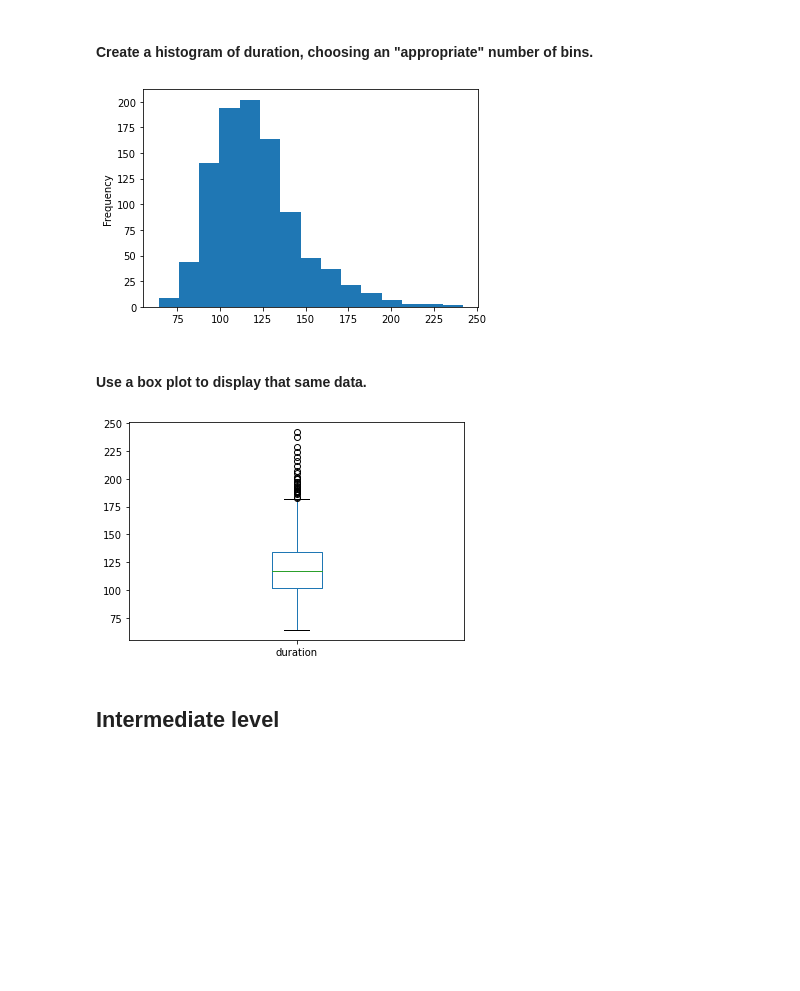
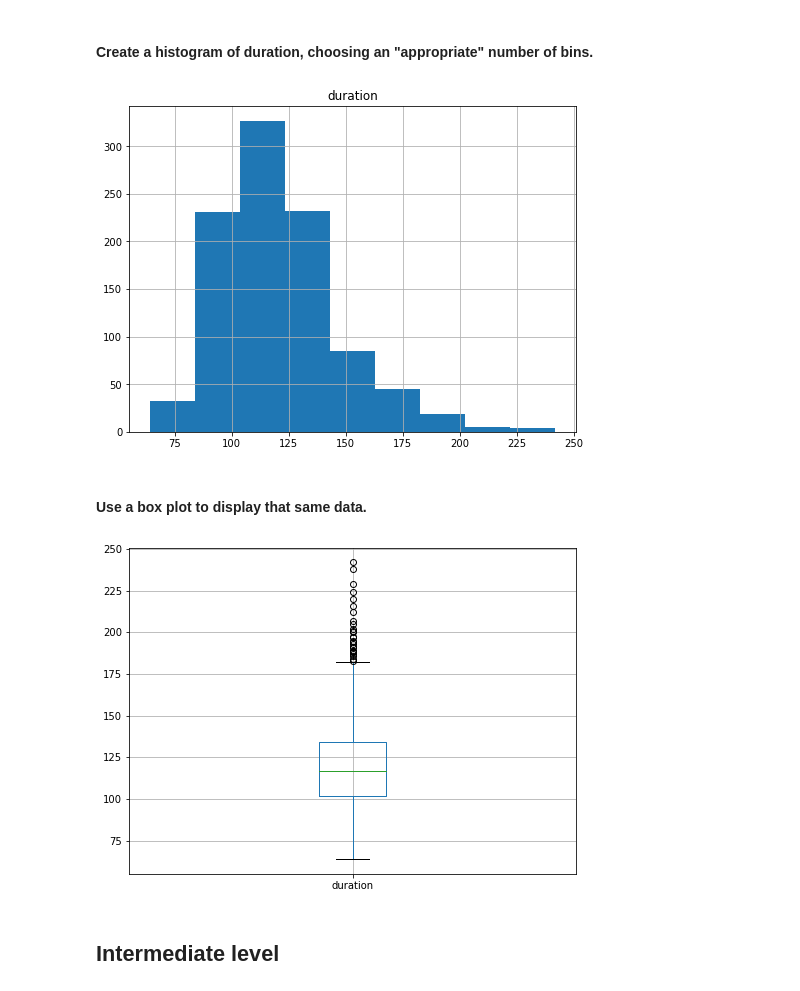
Before and after one commit to JP311082/ds50, a Jupyter notebook: 09_Unit-02_Project/unit_project_2_eda.ipynb, the cells around one changed output. Saved outputs shown, nothing was run; the diff lists cells and outputs as text; code cells hidden in the pictures; blank space fills up the shorter version.

```diff
--- a/09_Unit-02_Project/unit_project_2_eda.ipynb
+++ b/09_Unit-02_Project/unit_project_2_eda.ipynb
@@ -79,16 +80,19 @@ movies.sort_values(by='duration',).head(1)
 #### Create a histogram of duration, choosing an "appropriate" number of bins.
 # %%
 # Answer:
-movies.duration.plot(kind='hist', bins=15);
+#movies.duration.plot(kind='hist', bins=12);
+movies.hist('duration', figsize=(8,6), bins=9);
 # %% [output]
-[figure, old version]
+[figure, new version]
 # %% [markdown]
 #### Use a box plot to display that same data.
 # %%
 # Answer:
-movies.duration.plot(kind='box');
+#movies.duration.plot(kind='box');
+
+movies.boxplot('duration', figsize=(8,6));
 # %% [output]
-[figure, old version]
+[figure, new version]
 # %% [markdown]
 ## Intermediate level
 # %% [markdown]
```
Also changed, not shown: parts of 22 cells of this notebook.
